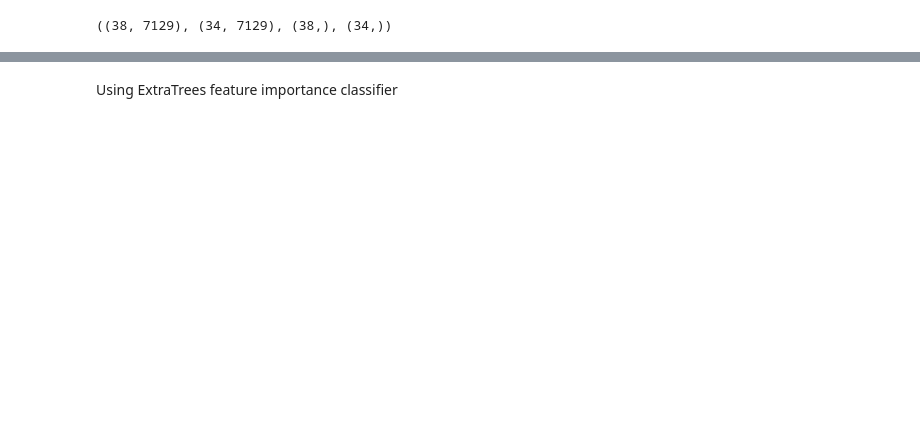
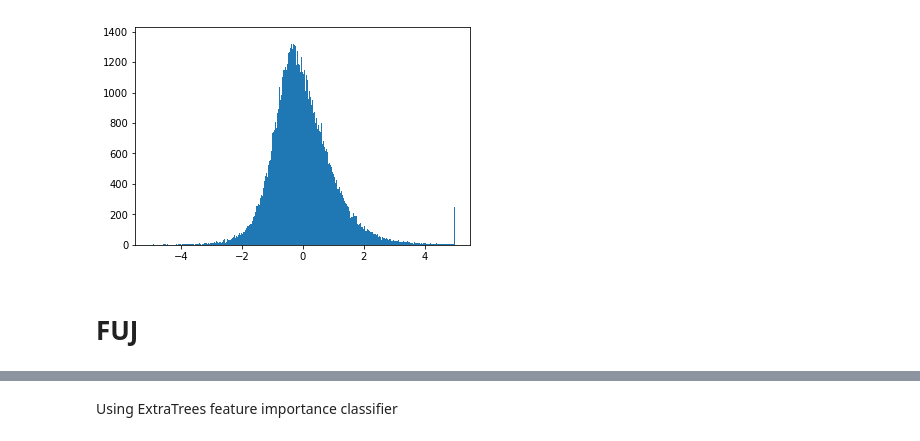
Before and after one commit to darthdeus/bioinf-project, a Jupyter notebook: Gene.ipynb, the cells around one changed output, grey strips where cells are left out. Drawn from its saved outputs; the diff is of its cells as text; code cells hidden in the pictures; blank space fills up the shorter version.

```diff
--- a/Gene.ipynb
+++ b/Gene.ipynb
@@ -24,21 +26,45 @@ train = pd.read_csv("data/data_set_ALL_AML_train.csv", delimiter=",")
 test = pd.read_csv("data/data_set_ALL_AML_independent.csv", delimiter=",")
 actual = pd.read_csv("data/actual.csv")
 # %%
-X = (train.drop(["Gene Description", "Gene Accession Number"], axis=1)
-          .drop([col for col in train.columns if "call" in col], axis=1)).values.T
+X_train = (train.drop(["Gene Description", "Gene Accession Number"], axis=1)
+                .drop([col for col in train.columns if "call" in col], axis=1)).values.T.astype(np.float32)
 
 X_test = (test.drop(["Gene Description", "Gene Accession Number"], axis=1)
-               .drop([col for col in test.columns if "call" in col], axis=1)).values.T
+               .drop([col for col in test.columns if "call" in col], axis=1)).values.T.astype(np.float32)
+
+X = np.vstack([X_train, X_test])
 
 labels = actual.cancer.values
-encoded_labels = preprocessing.LabelEncoder().fit_transform(labels)
-
-y = encoded_labels[:X.shape[0]]
-y_test = encoded_labels[X.shape[0]:]
+y = preprocessing.LabelEncoder().fit_transform(labels)
 
 descriptions = np.array(list(map(lambda x: x[:13], train["Gene Description"])))
+
+X_train, X_test, y_train, y_test = model_selection.train_test_split(X, y, shuffle=True)
+
+def threshold(x):
+    xx = x.copy()
+    c = 5
+    xx[xx > c] = c
+    xx[xx < -c] = -c
+
+    return xx
+
+pipe = pipeline.make_pipeline(
+    preprocessing.RobustScaler(quantile_range=[1,99]),
+    preprocessing.StandardScaler(),
+    preprocessing.FunctionTransformer(threshold)
+)
+
+X = pipe.fit_transform(X)
+
+X_train = pipe.fit_transform(X_train)
+X_test = pipe.transform(X_test)
+
+# test_idx = np.argsort(y_test)
+# X_test = X_test[test_idx, :]
+# y_test = y_test[test_idx]
-# %%
-X.shape, X_test.shape, y.shape, y_test.shape
-# %% [output]
-((38, 7129), (34, 7129), (38,), (34,))
+# %%
+plt.hist(X_test.reshape(-1), bins=500);
+# %% [output]
+[figure, added]
 # %%
@@ -56,0 +86,2 @@ def plot(idx, xticks=False):
+# %% [markdown]
+# FUJ
```
Also changed, not shown: parts of 60 cells of this notebook, 1 other file.
